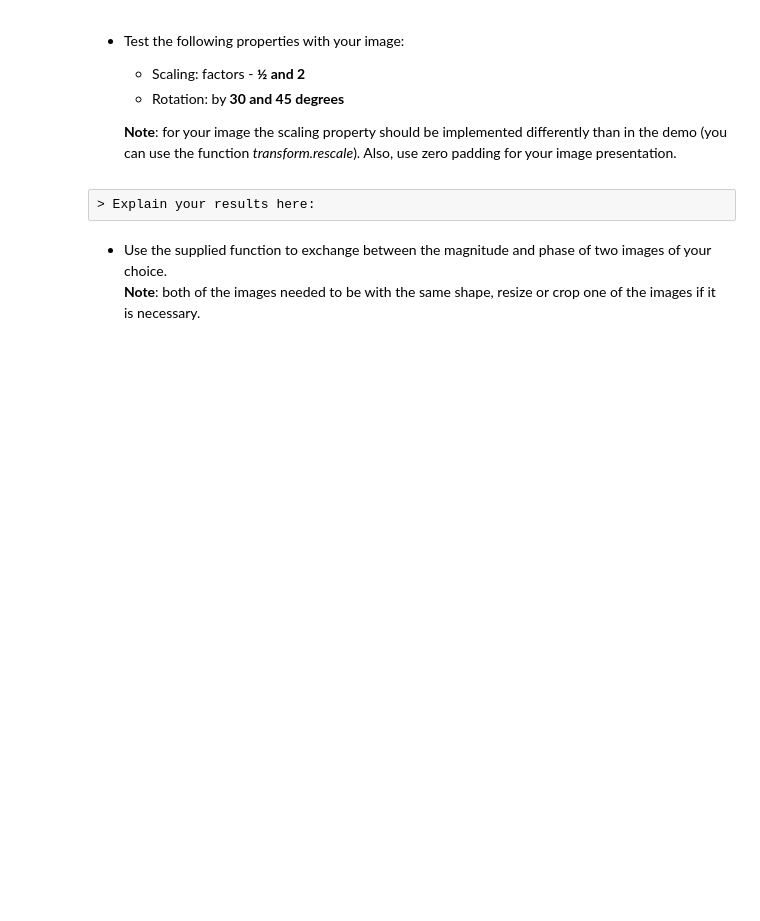
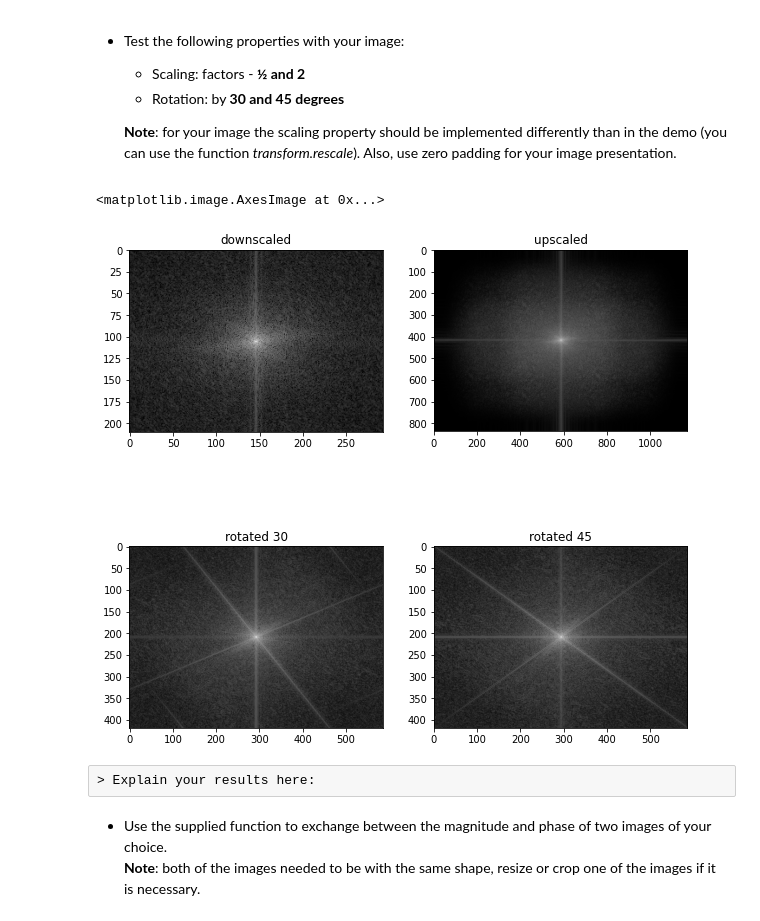
Before and after one commit to nadavschwalb/image_processing, a Jupyter notebook: Lab_4_student.ipynb, the cells around one changed output. Drawn from its saved outputs; the diff is of its cells as text; code cells hidden in the pictures; blank space fills up the shorter version.

```diff
--- a/Lab_4_student.ipynb
+++ b/Lab_4_student.ipynb
@@ -158,6 +214,32 @@ Add a short explanation of each of the observations above.
   * Rotation: by **30 and 45 degrees**
 
    __Note__: for your image the scaling property should be implemented differently than in the demo (you can use the function *transform.rescale*). Also, use zero padding for your image presentation.
+# %%
+def fft_mag_shift(image):
+  return 20*np.log(np.abs(np.fft.fftshift(np.fft.fft2(image))) + 1)
+
+downscaled_puppy = transform.rescale(puppy_image,0.5,order=1,mode='constant',cval=0)
+upscaled_puppy = transform.rescale(puppy_image,2,order=1,mode='constant',cval=0)
+rotated_30_puppy = transform.rotate(puppy_image,30)
+rotated_45_puppy = transform.rotate(puppy_image,45)
+
+downscaled_fft = fft_mag_shift(downscaled_puppy)
+upscaled_fft = fft_mag_shift(upscaled_puppy)
+rotated_30_fft = fft_mag_shift(rotated_30_puppy)
+rotated_45_fft = fft_mag_shift(rotated_45_puppy)
+
+fig , axis = plt.subplots(nrows=2,ncols=2,figsize=(10,10))
+axis[0,0].set_title("downscaled")
+axis[0,0].imshow(downscaled_fft,cmap='gray')
+axis[0,1].set_title("upscaled")
+axis[0,1].imshow(upscaled_fft,cmap='gray')
+axis[1,0].set_title("rotated 30")
+axis[1,0].imshow(rotated_30_fft,cmap='gray')
+axis[1,1].set_title("rotated 45")
+axis[1,1].imshow(rotated_45_fft,cmap='gray')
+# %% [output]
+<matplotlib.image.AxesImage at 0x...>
+[figure, added]
 # %% [raw]
 > Explain your results here:
 # %% [markdown]
```
Also changed, not shown: parts of 13 cells of this notebook.
